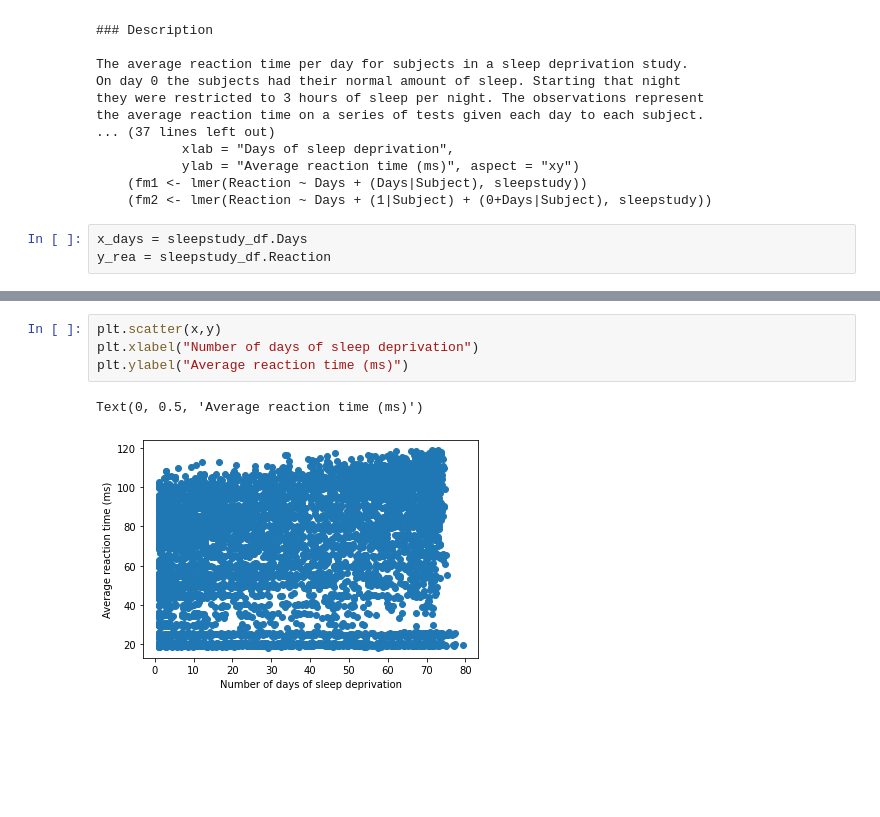
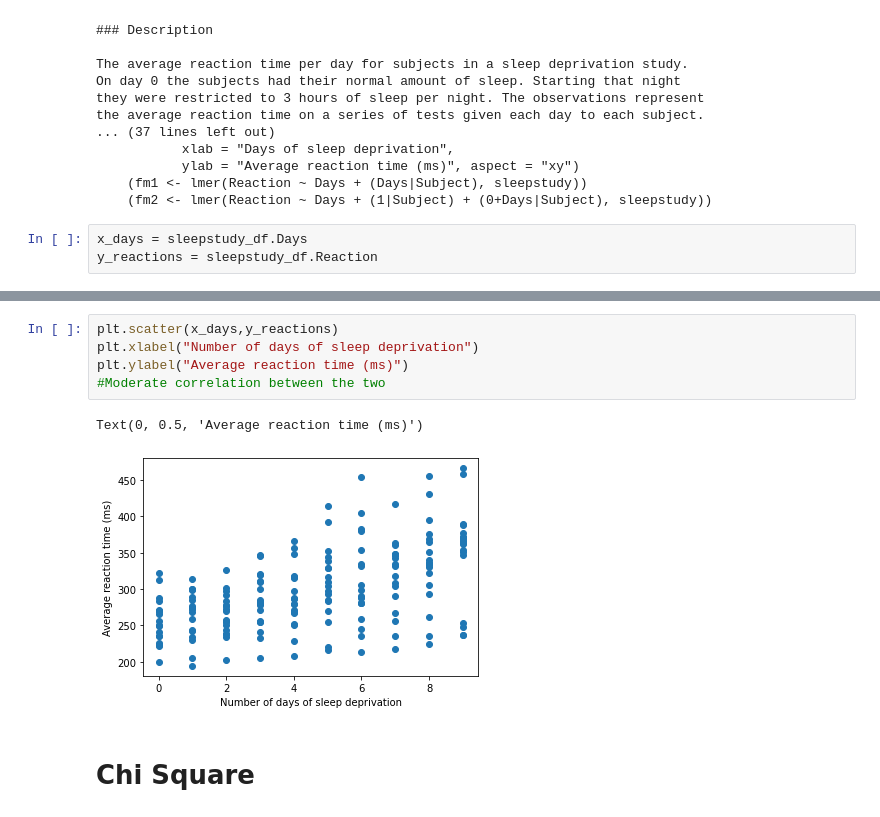
Before and after one commit to Olivert75/statistics-exercises, a Jupyter notebook: hypothesis_testing.ipynb, the cells around one changed output, grey strips where cells are left out. Saved outputs shown, nothing was run; the diff lists cells and outputs as text; blank space fills up the shorter version.

Commit message:
Start working on chi square exercises

```diff
--- a/hypothesis_testing.ipynb
+++ b/hypothesis_testing.ipynb
@@ -566,5 +566,5 @@ the average reaction time on a series of tests given each day to each subject.
     (fm2 <- lmer(Reaction ~ Days + (1|Subject) + (0+Days|Subject), sleepstudy))
 # %%
 x_days = sleepstudy_df.Days
-y_rea = sleepstudy_df.Reaction
+y_reactions = sleepstudy_df.Reaction
 # %%
@@ -573,9 +573,12 @@ r, p
 # %% [output]
 (0.5352302262650253, 9.894096322214812e-15)
 # %%
-plt.scatter(x,y)
+plt.scatter(x_days,y_reactions)
 plt.xlabel("Number of days of sleep deprivation")
 plt.ylabel("Average reaction time (ms)")
+#Moderate correlation between the two
 # %% [output]
 Text(0, 0.5, 'Average reaction time (ms)')
-[figure, old version]
+[figure, new version]
+# %% [markdown]
+# Chi Square
```
Also changed, not shown: parts of 4 cells of this notebook.
